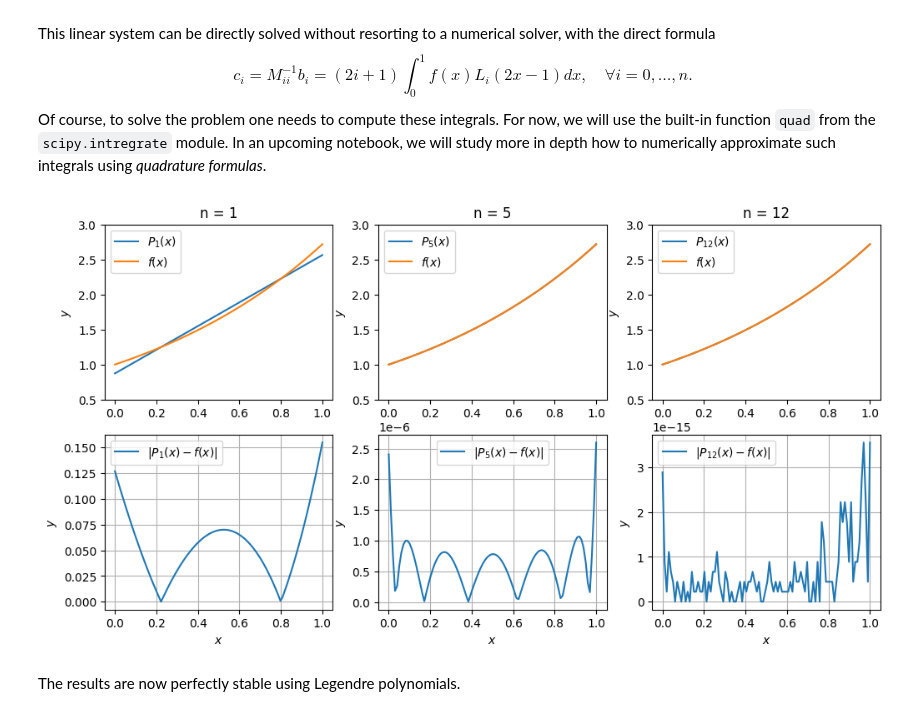
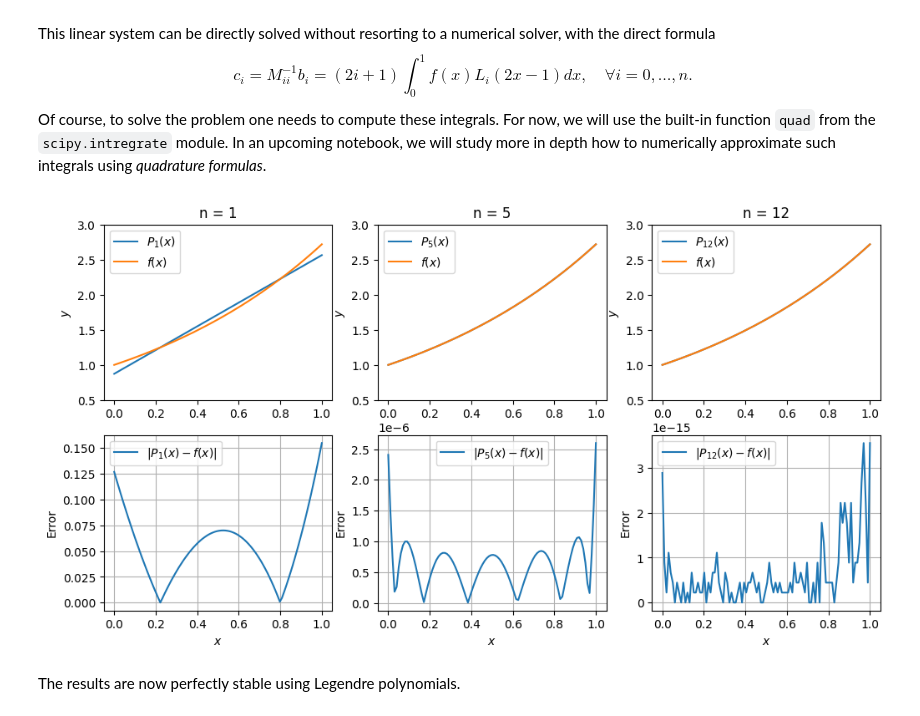
Before and after one commit to simone-brugiapaglia/numerical-analysis-notebooks, a Jupyter notebook: 10_Orthogonal_polynomials.ipynb, the cells around one changed output. Drawn from its saved outputs; the diff is of its cells as text; code cells hidden in the pictures.

```diff
--- a/10_Orthogonal_polynomials.ipynb
+++ b/10_Orthogonal_polynomials.ipynb
@@ -127,7 +127,7 @@ for n in n_values:
     # visualize error
     plt.subplot(2, 3, i_n+3)
     plt.plot(x_grid, np.abs(poly_eval_monomial(c, x_grid) - f(x_grid)), label = '$|P_{'+str(n)+'}(x) - f(x)|$' )
-    plt.ylabel('$y$')
+    plt.ylabel('Error')
     plt.xlabel('$x$')
     plt.grid()
     plt.legend()
@@ -209,35 +209,35 @@ plt.figure(figsize = (12, 6) )
 x_grid = np.linspace(0,1,100)
 
 # construct continuous least squares approximations for different values of n
 i_n = 0
 for n in n_values:
     i_n += 1
 
     # Solve diagonal system of normal equations
     c = np.zeros((n+1,1))
     for i in np.arange(n+1):
         c[i] = b[i] * (2*i + 1)
 
     # visualize results
     plt.subplot(2, 3, i_n)
     plt.plot(x_grid, poly_eval_legendre(c, 2*x_grid-1), label = '$P_{'+str(n)+'}(x)$' )
     plt.plot(x_grid, f(x_grid), label = '$f(x)$')
     plt.ylabel('$y$')
     plt.ylim([0.5,3])
     plt.title('n = '+str(n))
     plt.legend()
 
     # visualize error
     plt.subplot(2, 3, i_n+3)
     plt.plot(x_grid, np.abs(poly_eval_legendre(c, 2*x_grid-1) - f(x_grid)), label = '$|P_{'+str(n)+'}(x) - f(x)|$' )
-    plt.ylabel('$y$')
+    plt.ylabel('Error')
     plt.xlabel('$x$')
     plt.grid()
     plt.legend()
 
 plt.show()
 # %% [output]
-[figure, old version]
+[figure, new version]
 # %% [markdown]
 The results are now perfectly stable using Legendre polynomials.
 # %% [markdown]
```
Also changed, not shown: parts of 1 cell of this notebook.
